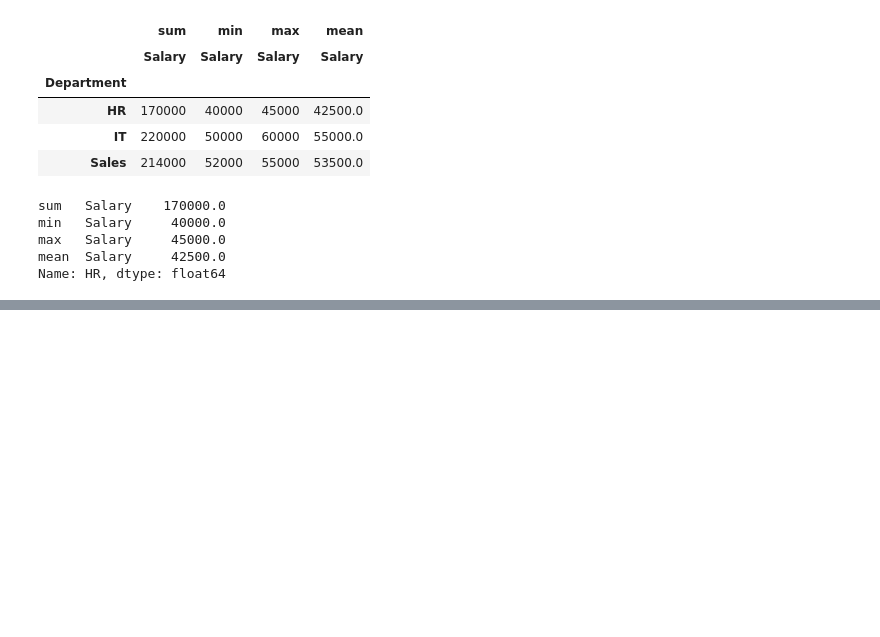
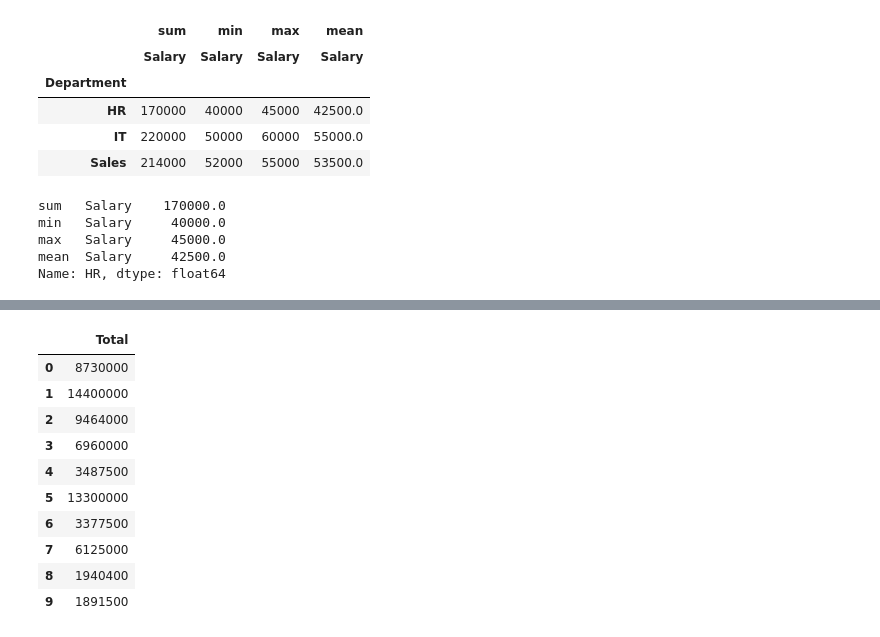
Before and after one commit to Mee-SUJAL/Pandas-Practice-, a Jupyter notebook: Employee_insights.ipynb, the cells around one changed output, grey strips where cells are left out. Cells and saved outputs as stored; diff of their text form; code cells hidden in the pictures; blank space fills up the shorter version.

```diff
--- a/Employee_insights.ipynb
+++ b/Employee_insights.ipynb
@@ -1653,0 +1817,16 @@ pd.pivot_table(df,index=['Department','Employee'],values=['Salary','Experience']
+# %%
+## Calculate Proper Sales
+pd.DataFrame({'Total':(df['units_produced']-df['defective_units'])*df['selling_price']
+})
+# %% [output]
+|  | Total |
+| 0 | 8730000 |
+| 1 | 14400000 |
+| 2 | 9464000 |
+| 3 | 6960000 |
+| 4 | 3487500 |
+| 5 | 13300000 |
+| 6 | 3377500 |
+| 7 | 6125000 |
+| 8 | 1940400 |
+| 9 | 1891500 |
```
Also changed, not shown: parts of 16 cells of this notebook.
